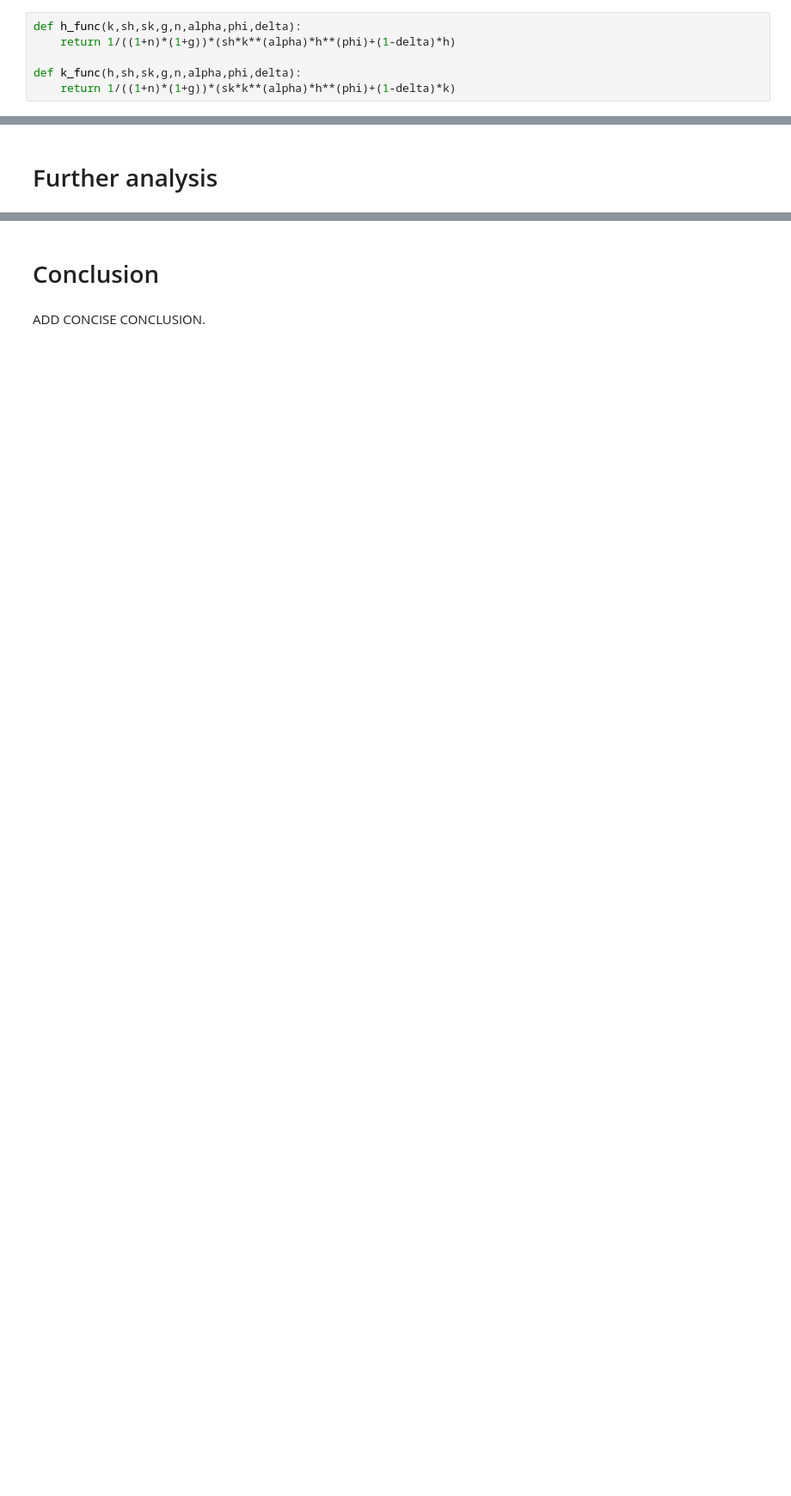
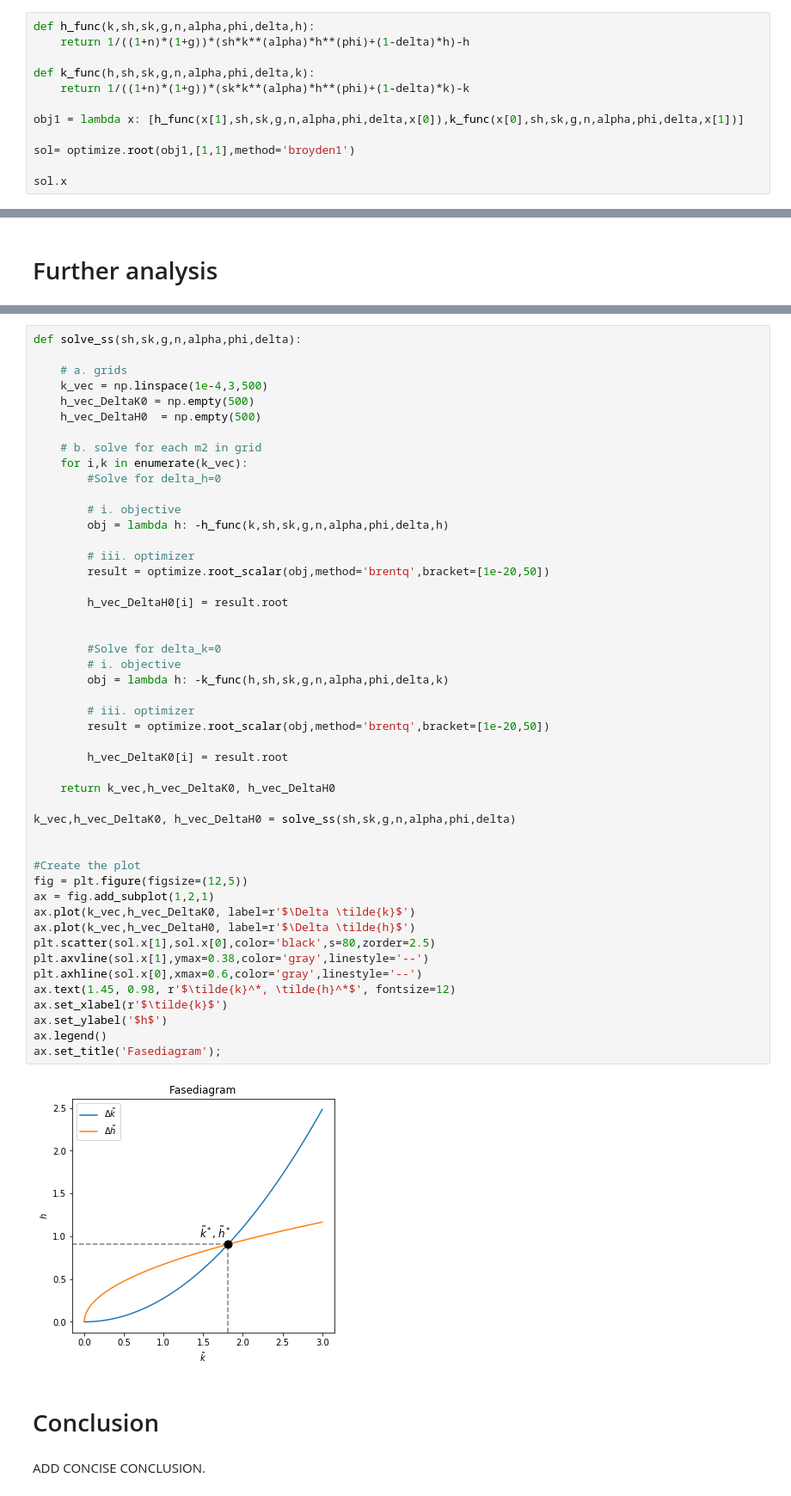
Before and after one commit to NumEconCopenhagen/projects-2020-matrixgymnasterne, a Jupyter notebook: modelproject/modelproject.ipynb, the cells around one changed output, grey strips where cells are left out. Shown at 86% size. Drawn from its saved outputs; the diff is of its cells as text; blank space fills up the shorter version.

```diff
--- a/modelproject/modelproject.ipynb
+++ b/modelproject/modelproject.ipynb
@@ -151,8 +148,14 @@ delta = 0.1
 # %% [markdown]
 **Solve numerically** for the steady state:
 # %%
-def h_func(k,sh,sk,g,n,alpha,phi,delta):
-    return 1/((1+n)*(1+g))*(sh*k**(alpha)*h**(phi)+(1-delta)*h)
+def h_func(k,sh,sk,g,n,alpha,phi,delta,h):
+    return 1/((1+n)*(1+g))*(sh*k**(alpha)*h**(phi)+(1-delta)*h)-h
 
-def k_func(h,sh,sk,g,n,alpha,phi,delta):
-    return 1/((1+n)*(1+g))*(sk*k**(alpha)*h**(phi)+(1-delta)*k)
+def k_func(h,sh,sk,g,n,alpha,phi,delta,k):
+    return 1/((1+n)*(1+g))*(sk*k**(alpha)*h**(phi)+(1-delta)*k)-k
+
+obj1 = lambda x: [h_func(x[1],sh,sk,g,n,alpha,phi,delta,x[0]),k_func(x[0],sh,sk,g,n,alpha,phi,delta,x[1])]
+
+sol= optimize.root(obj1,[1,1],method='broyden1')
+
+sol.x
@@ -202,3 +175,53 @@ ADD FURTHER ANALYSIS, VISUALIZATIONS AND EXTENSIONS.
+# %%
+def solve_ss(sh,sk,g,n,alpha,phi,delta):
+
+    # a. grids
+    k_vec = np.linspace(1e-4,3,500)
+    h_vec_DeltaK0 = np.empty(500)
+    h_vec_DeltaH0  = np.empty(500)
+
+    # b. solve for each m2 in grid
+    for i,k in enumerate(k_vec):
+        #Solve for delta_h=0
+
+        # i. objective
+        obj = lambda h: -h_func(k,sh,sk,g,n,alpha,phi,delta,h)
+
+        # iii. optimizer
+        result = optimize.root_scalar(obj,method='brentq',bracket=[1e-20,50])
+
+        h_vec_DeltaH0[i] = result.root
+
+
+        #Solve for delta_k=0
+        # i. objective
+        obj = lambda h: -k_func(h,sh,sk,g,n,alpha,phi,delta,k)
+
+        # iii. optimizer
+        result = optimize.root_scalar(obj,method='brentq',bracket=[1e-20,50])
+
+        h_vec_DeltaK0[i] = result.root
+
+    return k_vec,h_vec_DeltaK0, h_vec_DeltaH0
+
+k_vec,h_vec_DeltaK0, h_vec_DeltaH0 = solve_ss(sh,sk,g,n,alpha,phi,delta)
+
+
+#Create the plot
+fig = plt.figure(figsize=(12,5))
+ax = fig.add_subplot(1,2,1)
+ax.plot(k_vec,h_vec_DeltaK0, label=r'$\Delta \tilde{k}$')
+ax.plot(k_vec,h_vec_DeltaH0, label=r'$\Delta \tilde{h}$')
+plt.scatter(sol.x[1],sol.x[0],color='black',s=80,zorder=2.5)
+plt.axvline(sol.x[1],ymax=0.38,color='gray',linestyle='--')
+plt.axhline(sol.x[0],xmax=0.6,color='gray',linestyle='--')
+ax.text(1.45, 0.98, r'$\tilde{k}^*, \tilde{h}^*$', fontsize=12)
+ax.set_xlabel(r'$\tilde{k}$')
+ax.set_ylabel('$h$')
+ax.legend()
+ax.set_title('Fasediagram');
+# %% [output]
+[figure, added]
 # %% [markdown]
 # Conclusion
 # %% [markdown]
```
Also changed, not shown: parts of 7 cells of this notebook, 1 other file.
